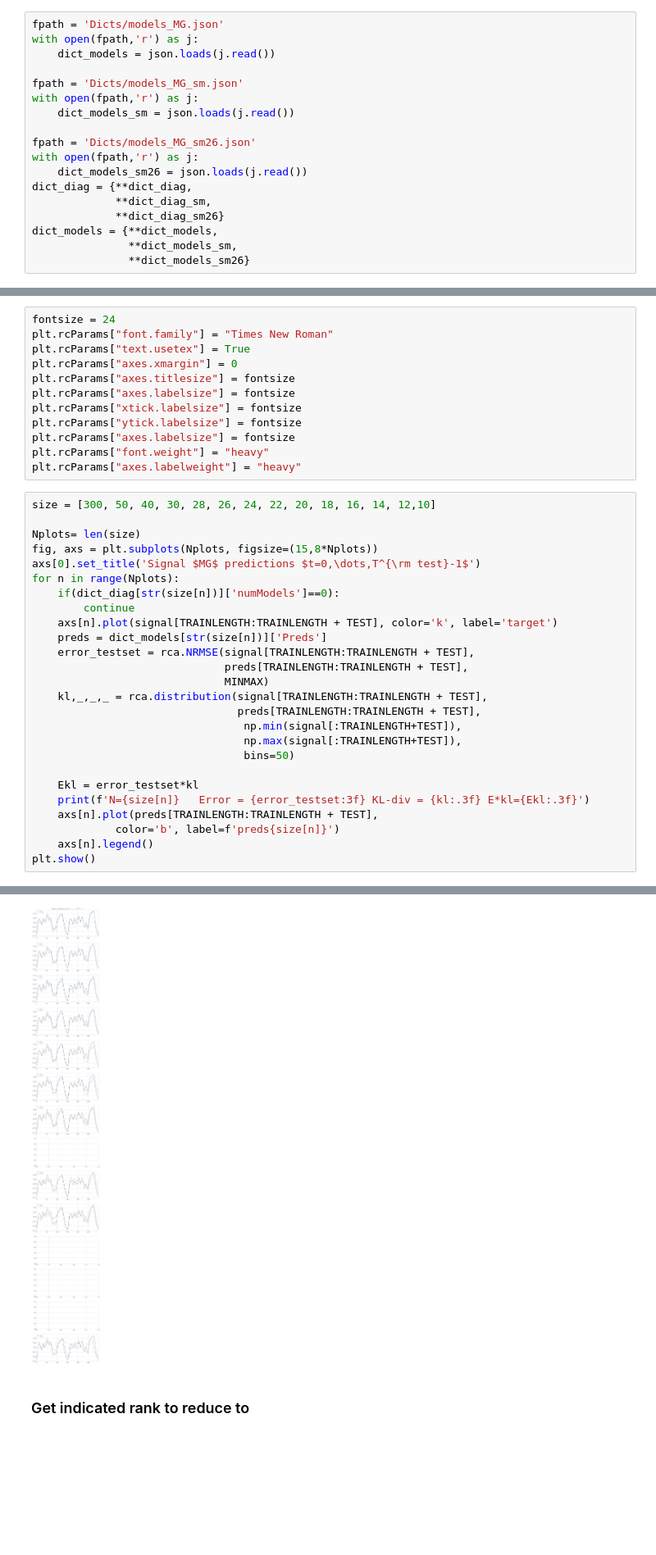
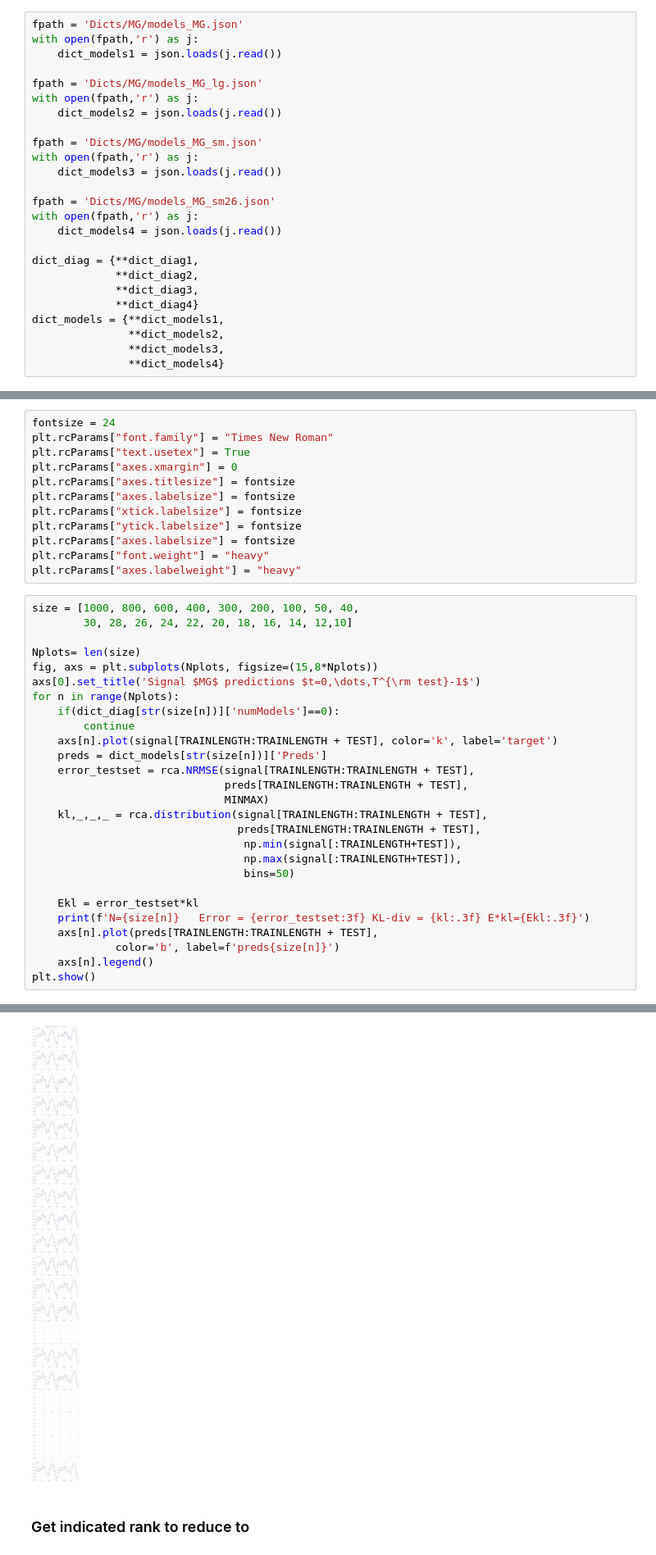
Before and after one commit to BrianWhiteaker/ChaosESN, a Jupyter notebook: NoGamma/outputsMG.ipynb, the cells around one changed output, grey strips where cells are left out. Shown at 82% size. Drawn from its saved outputs; the diff is of its cells as text; blank space fills up the shorter version.

Commit message:
plots at all sizes, updated rank plot

```diff
--- a/NoGamma/outputsMG.ipynb
+++ b/NoGamma/outputsMG.ipynb
@@ -150,18 +154,25 @@ with open(fpath,'r') as j:
 # %%
-fpath = 'Dicts/models_MG.json'
+fpath = 'Dicts/MG/models_MG.json'
 with open(fpath,'r') as j:
-    dict_models = json.loads(j.read())
+    dict_models1 = json.loads(j.read())
 
-fpath = 'Dicts/models_MG_sm.json'
+fpath = 'Dicts/MG/models_MG_lg.json'
 with open(fpath,'r') as j:
-    dict_models_sm = json.loads(j.read())
+    dict_models2 = json.loads(j.read())
 
-fpath = 'Dicts/models_MG_sm26.json'
+fpath = 'Dicts/MG/models_MG_sm.json'
 with open(fpath,'r') as j:
-    dict_models_sm26 = json.loads(j.read())
-dict_diag = {**dict_diag,
-             **dict_diag_sm,
-             **dict_diag_sm26}
-dict_models = {**dict_models,
-               **dict_models_sm,
-               **dict_models_sm26}
+    dict_models3 = json.loads(j.read())
+
+fpath = 'Dicts/MG/models_MG_sm26.json'
+with open(fpath,'r') as j:
+    dict_models4 = json.loads(j.read())
+
+dict_diag = {**dict_diag1,
+             **dict_diag2,
+             **dict_diag3,
+             **dict_diag4}
+dict_models = {**dict_models1,
+               **dict_models2,
+               **dict_models3,
+               **dict_models4}
@@ -198,7 +214,8 @@ plt.rcParams["axes.labelsize"] = fontsize
 plt.rcParams["font.weight"] = "heavy"
 plt.rcParams["axes.labelweight"] = "heavy"
 # %%
-size = [300, 50, 40, 30, 28, 26, 24, 22, 20, 18, 16, 14, 12,10]
+size = [1000, 800, 600, 400, 300, 200, 100, 50, 40,
+        30, 28, 26, 24, 22, 20, 18, 16, 14, 12,10]
 
 Nplots= len(size)
 fig, axs = plt.subplots(Nplots, figsize=(15,8*Nplots))
@@ -228,13 +251,13 @@ N=300   Error = 0.043129 KL-div = 0.509 E*kl=0.022
 N=50   Error = 0.061613 KL-div = 1.016 E*kl=0.063
 N=40   Error = 0.061269 KL-div = 0.703 E*kl=0.043
 N=30   Error = 0.053659 KL-div = 0.574 E*kl=0.031
 N=28   Error = 0.079568 KL-div = 0.765 E*kl=0.061
 N=26   Error = 0.089751 KL-div = 0.729 E*kl=0.065
 N=24   Error = 0.077045 KL-div = 0.635 E*kl=0.049
 N=20   Error = 0.090648 KL-div = 1.370 E*kl=0.124
 N=18   Error = 0.097420 KL-div = 1.373 E*kl=0.134
 N=10   Error = 0.131008 KL-div = 1.152 E*kl=0.151
-[figure, old version]
+[figure, new version]
 # %% [markdown]
 ### Get indicated rank to reduce to
 # %%
```
Also changed, not shown: parts of 16 cells of this notebook, 2 other files.
